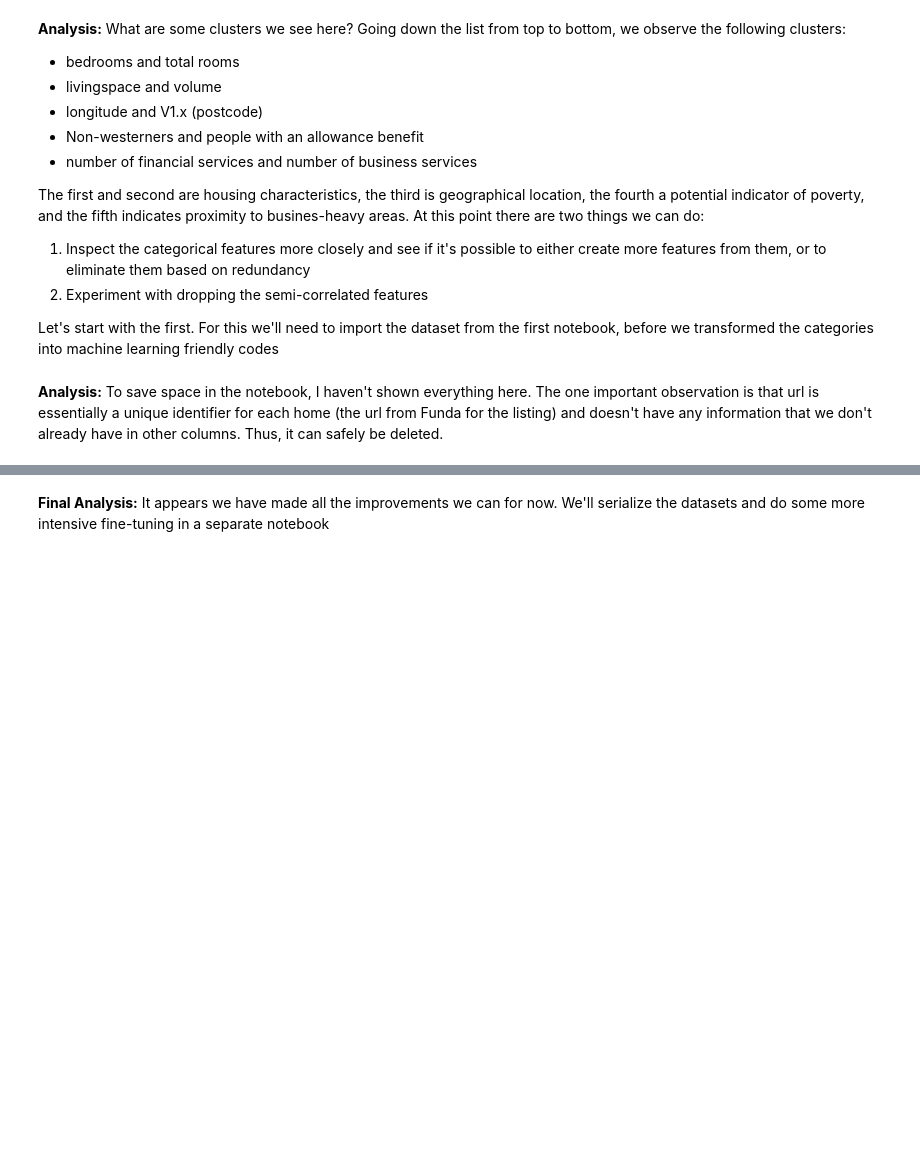
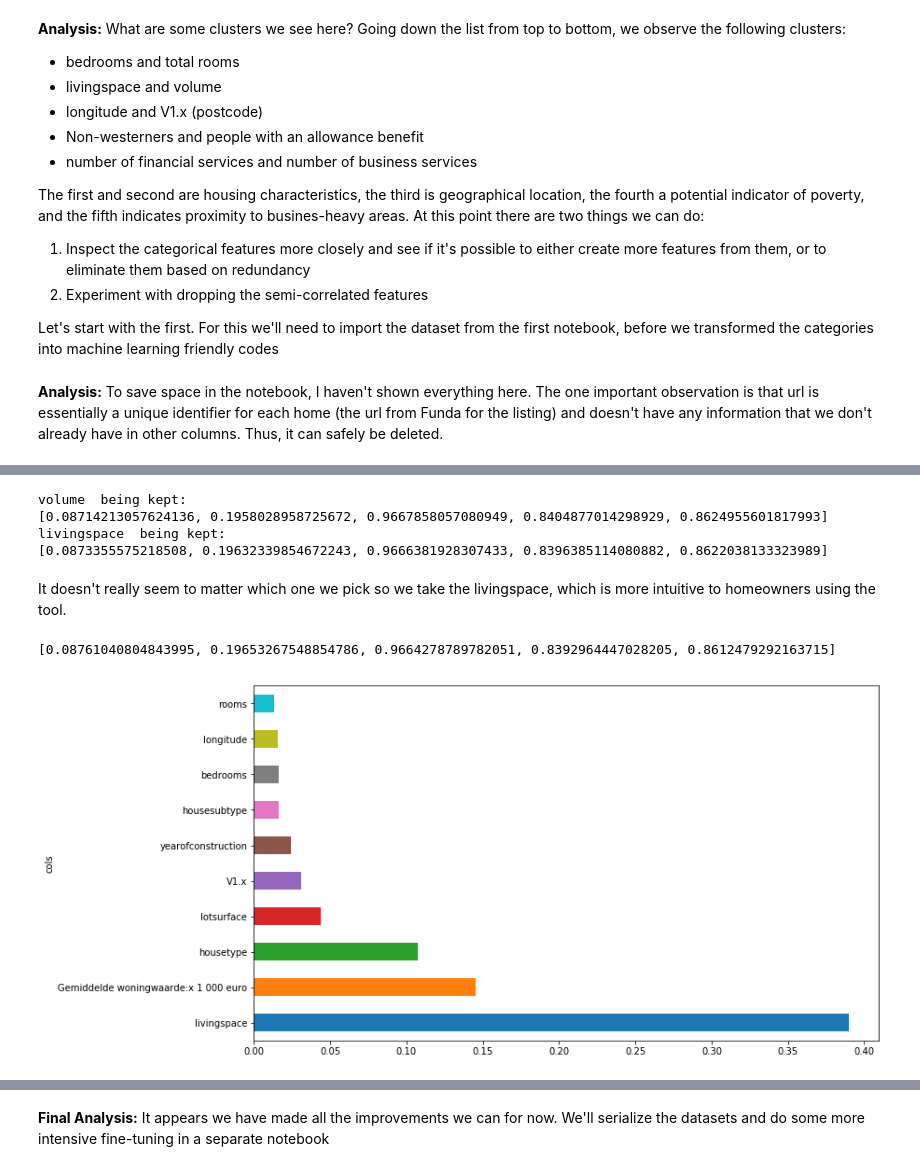
Before and after one commit to Pindapinda/houseprediction, a Jupyter notebook: Code/Notebook 6 - Feature Importance.ipynb, the cells around one changed output, grey strips where cells are left out. Saved outputs shown, nothing was run; the diff lists cells and outputs as text; code cells hidden in the pictures; blank space fills up the shorter version.

```diff
--- a/Code/Notebook 6 - Feature Importance.ipynb
+++ b/Code/Notebook 6 - Feature Importance.ipynb
@@ -444,0 +430,15 @@ fi5[:10]
+# %%
+spaceset = set(['volume', 'livingspace'])
+
+for space_column in spaceset:
+    m = RFR(n_estimators=80, min_samples_leaf=3, max_features=0.5, n_jobs=-1, oob_score=True)
+    print(space_column," being kept: ")
+    m.fit(X_train.drop(list(spaceset-set([space_column])),axis=1), y_train)
+    print_score(m, X_train.drop(list(spaceset-set([space_column])),axis=1), y_train, X_valid.drop(list(spaceset-set([space_column])),axis=1), y_valid)
+# %% [output]
+volume  being kept:
+[0.08714213057624136, 0.1958028958725672, 0.9667858057080949, 0.8404877014298929, 0.8624955601817993]
+livingspace  being kept:
+[0.0873355575218508, 0.19632339854672243, 0.9666381928307433, 0.8396385114080882, 0.8622038133323989]
+# %% [markdown]
+It doesn't really seem to matter which one we pick so we take the livingspace, which is more intuitive to homeowners using the tool.
@@ -444,0 +451,6 @@ fi5[:10]
+# %%
+m = RFR(n_estimators=80, min_samples_leaf=3, max_features=0.5, n_jobs=-1, oob_score=True)
+m.fit(X_train, y_train)
+print_score(m, X_train, y_train, X_valid, y_valid)
+# %% [output]
+[0.08761040804843995, 0.19653267548854786, 0.9664278789782051, 0.8392964447028205, 0.8612479292163715]
@@ -444,0 +459,4 @@ fi5[:10]
+# %%
+plot_fi(fi6[:10]);
+# %% [output]
+[figure, added]
```
Also changed, not shown: parts of 42 cells of this notebook, 11 other files.
